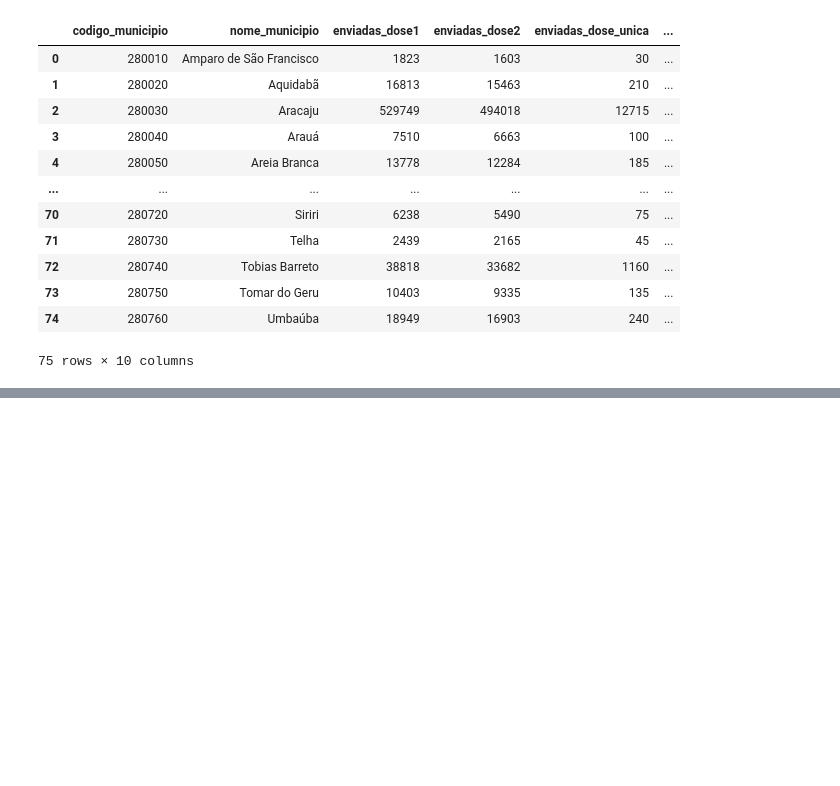
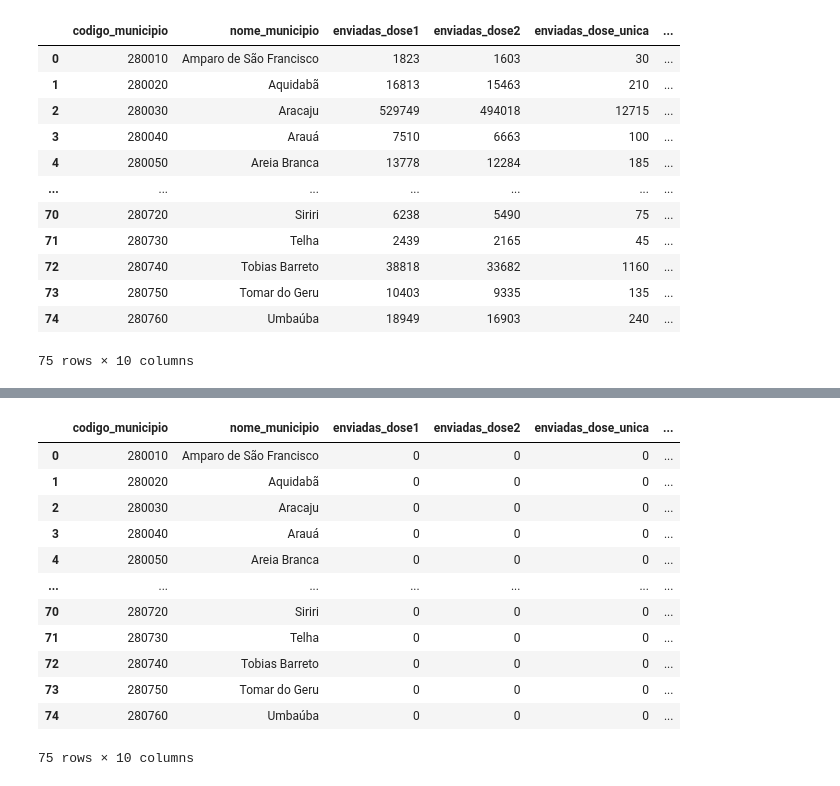
Before and after one commit to dadosabertossergipe/covid19, a Jupyter notebook: code/ProcessaVacinacao.ipynb, the cells around one changed output, grey strips where cells are left out. Saved outputs shown, nothing was run; the diff lists cells and outputs as text; code cells hidden in the pictures; blank space fills up the shorter version.

```diff
--- a/code/ProcessaVacinacao.ipynb
+++ b/code/ProcessaVacinacao.ipynb
@@ -360,0 +422,23 @@ for file_ in all_files:
+# %%
+def update_name_df(df):
+    return data_diretorio.loc[data_diretorio['id_municipio_6'] == df['codigo_municipio']]['nome']
+
+def update_codigo_df(df):
+    return data_diretorio.loc[data_diretorio['nome'] == df['nome_municipio']]['id_municipio_6']
+# %%
+data_temp['nome_municipio'] = update_name_df(data_temp)
+data_temp
+# %% [output]
+|  | codigo_municipio | nome_municipio | enviadas_dose1 | enviadas_dose2 | enviadas_dose_unica | ... |
+| 0 | 280010 | Amparo de São Francisco | 0 | 0 | 0 | ... |
+| 1 | 280020 | Aquidabã | 0 | 0 | 0 | ... |
+| 2 | 280030 | Aracaju | 0 | 0 | 0 | ... |
+| 3 | 280040 | Arauá | 0 | 0 | 0 | ... |
+| 4 | 280050 | Areia Branca | 0 | 0 | 0 | ... |
+| ... | ... | ... | ... | ... | ... | ... |
+| 70 | 280720 | Siriri | 0 | 0 | 0 | ... |
+| 71 | 280730 | Telha | 0 | 0 | 0 | ... |
+| 72 | 280740 | Tobias Barreto | 0 | 0 | 0 | ... |
+| 73 | 280750 | Tomar do Geru | 0 | 0 | 0 | ... |
+| 74 | 280760 | Umbaúba | 0 | 0 | 0 | ... |
+75 rows × 10 columns
```
Also changed, not shown: parts of 10 cells of this notebook, 2 other files.
